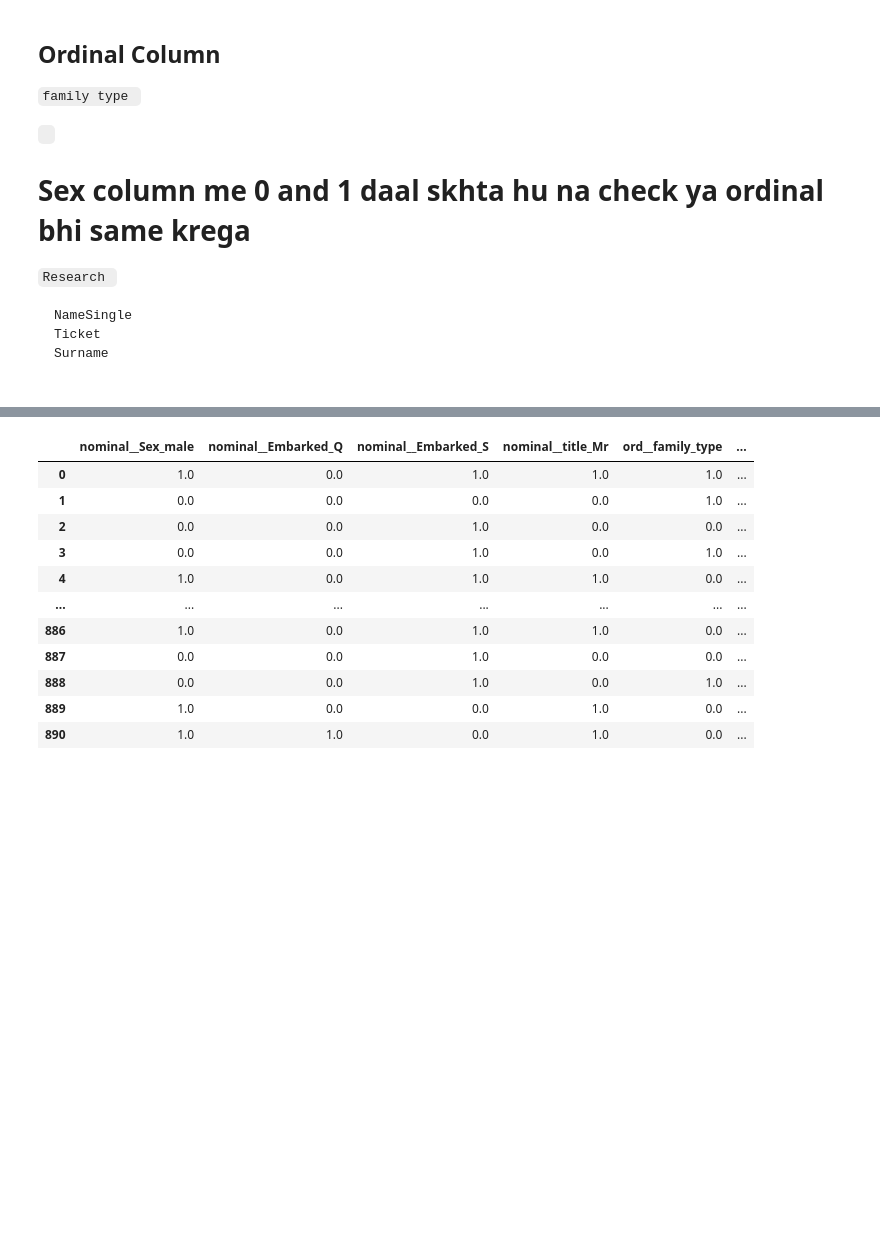
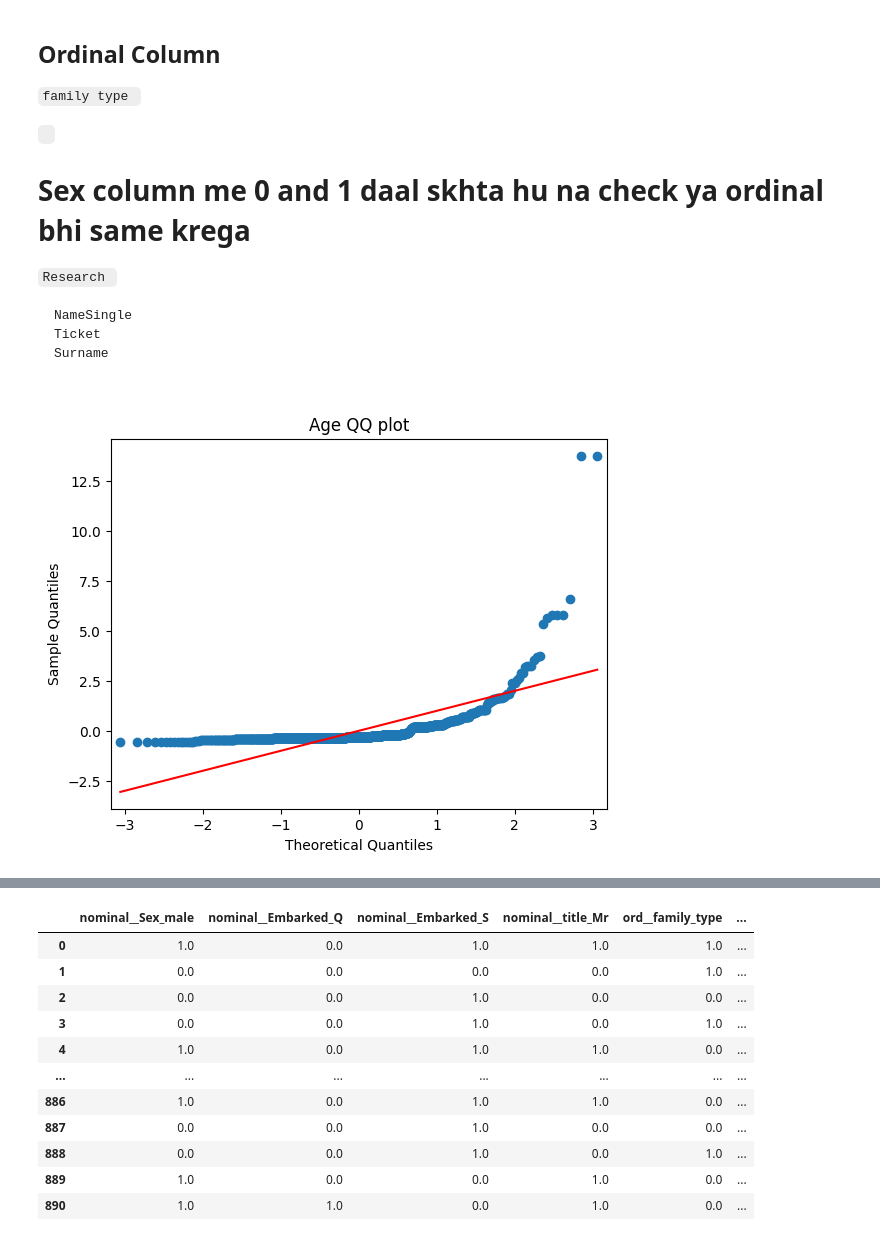
Before and after one commit to Vishalkumar800/Titanic-Dataset-Cleaning-and-EDA-, a Jupyter notebook: complete_titanic_model_ai.ipynb, the cells around one changed output, grey strips where cells are left out. Cells and saved outputs as stored; diff of their text form; code cells hidden in the pictures; blank space fills up the shorter version.

```diff
--- a/complete_titanic_model_ai.ipynb
+++ b/complete_titanic_model_ai.ipynb
@@ -360,3 +360,11 @@ x = data_df.drop(["Survived"] + drop_cols, axis=1)
 y = data_df.iloc[:,0]
 # %%
 x_test = data_test.drop(drop_cols , axis=1)
+# %%
+import statsmodels.api as sm
+
+sm.qqplot(x["individualFare"] , line ="s" , fit = True)
+plt.title("Age QQ plot")
+plt.show()
+# %% [output]
+[figure, added]
```
Also changed, not shown: parts of 9 cells of this notebook.
